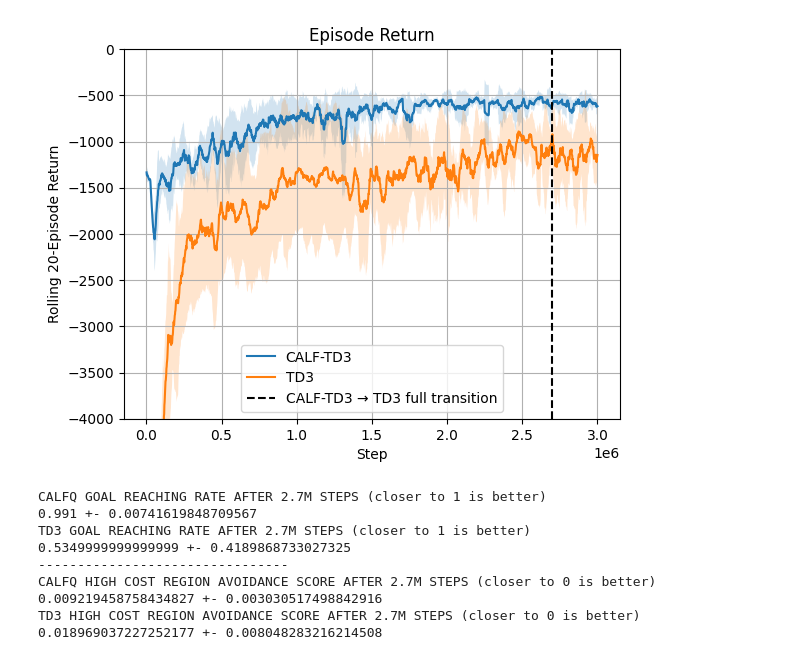
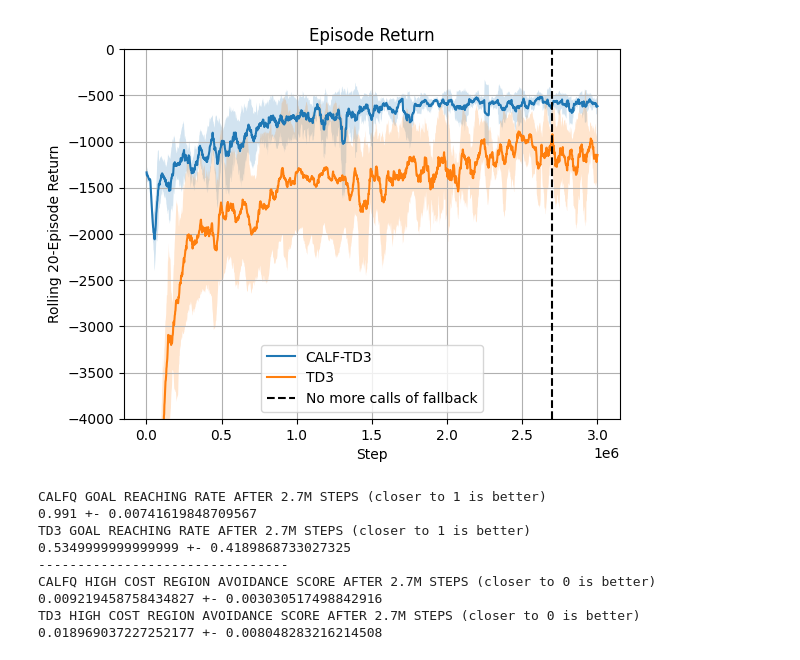
Before and after one commit to aidagroup/calf-enhance, a Jupyter notebook: run/analysis.ipynb, the cells around one changed output. Cells and saved outputs as stored; diff of their text form; code cells hidden in the pictures.

Commit message:
Update README and analysis notebook to reflect project name change to CALF-TD3, revise training script names, and improve plot labeling in analysis notebook.

```diff
--- a/run/analysis.ipynb
+++ b/run/analysis.ipynb
@@ -22,36 +22,36 @@ means = (
 )
 stds = (
     select_metrics(calfq_data, "charts/episodic_return_rolling_20")
     .groupby("step")["value"]
     .std()
 )
 
 plt.plot(means, label="CALF-TD3")
 plt.fill_between(means.index, means - stds, means + stds, alpha=0.2)
 # plt.axhline(y=-700, color="black", linestyle="--")
 means = (
     select_metrics(td3_data, "charts/episodic_return_rolling_20")
     .groupby("step")["value"]
     .mean()
 )
 stds = (
     select_metrics(td3_data, "charts/episodic_return_rolling_20")
     .groupby("step")["value"]
     .std()
 )
 
 plt.plot(means, label="TD3")
-plt.axvline(x=0.9 * 3_000_000, color="black", linestyle="--", label="CALF-TD3 → TD3 full transition")
+plt.axvline(x=0.9 * 3_000_000, color="black", linestyle="--", label="No more calls of fallback")
 plt.fill_between(means.index, means - stds, means + stds, alpha=0.2)
 plt.ylim(-4000, 0)
 plt.legend()
 plt.title("Episode Return")
 plt.xlabel("Step")
 plt.ylabel("Rolling 20-Episode Return")
 plt.grid()
-plt.savefig("expdata/episode_return_calf_td3_vs_td3.png")
+plt.savefig("../gfx/episode_return_calf_td3_vs_td3.png")
 # %% [output]
-[figure, old version]
+[figure, new version]
 # %%
 print("CALFQ GOAL REACHING RATE AFTER 2.7M STEPS (closer to 1 is better)")
 
```
Also changed, not shown: 1 other file.
